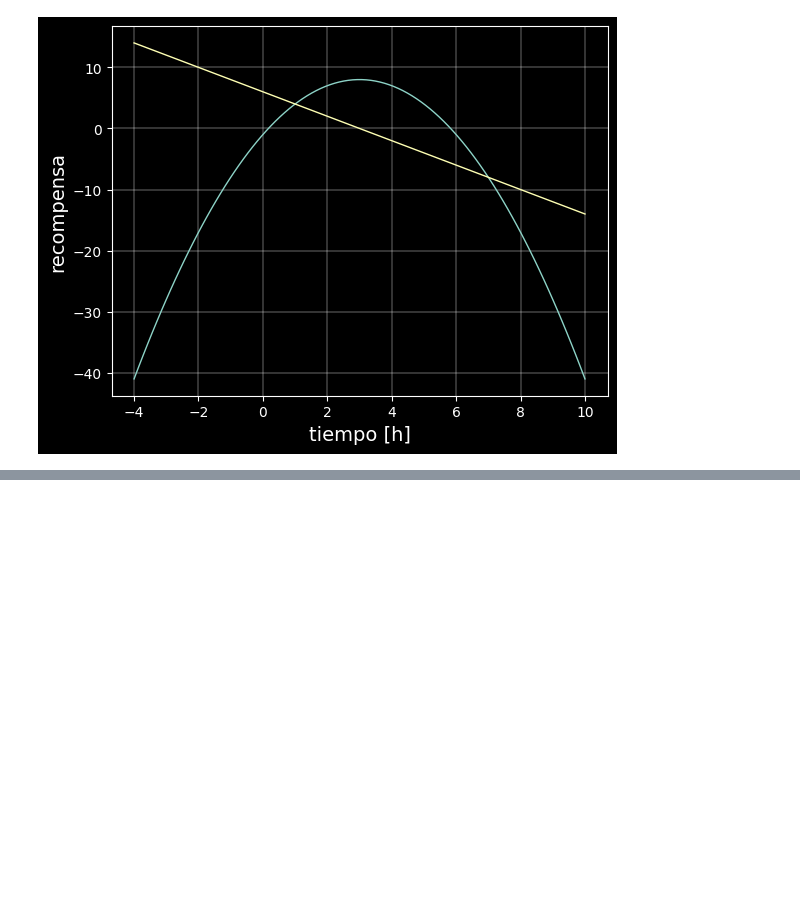
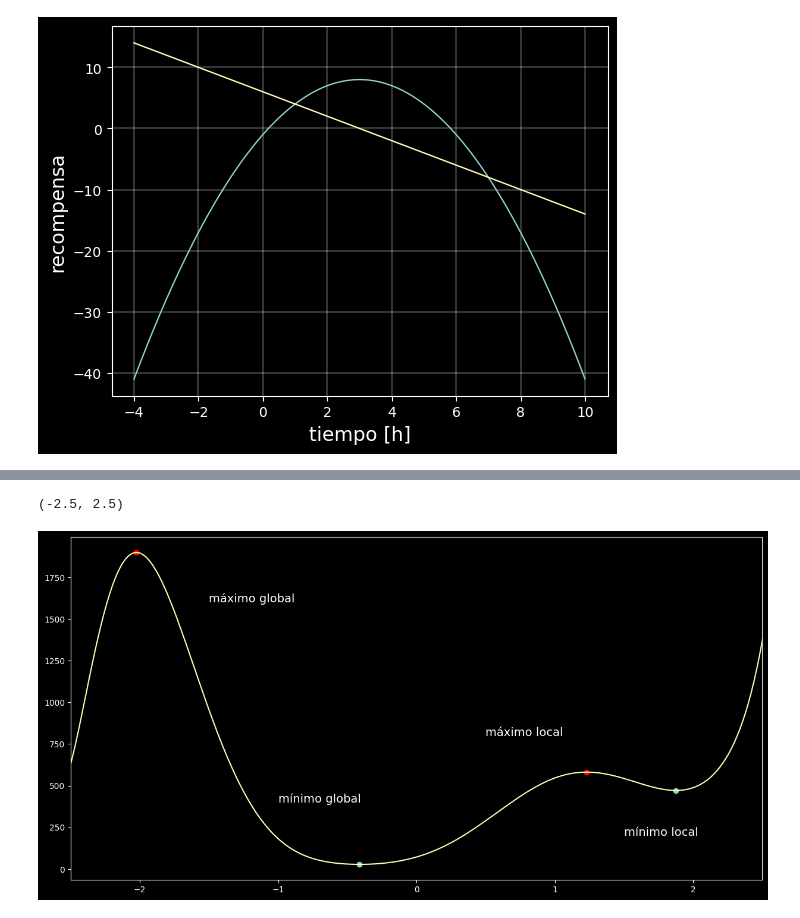
Before and after one commit to SunFanton/python-courses, a Jupyter notebook: maths-for-ai/5_Optimizacion/Optimizacion.ipynb, the cells around one changed output, grey strips where cells are left out. Cells and saved outputs as stored; diff of their text form; code cells hidden in the pictures; blank space fills up the shorter version.

```diff
--- a/maths-for-ai/5_Optimizacion/Optimizacion.ipynb
+++ b/maths-for-ai/5_Optimizacion/Optimizacion.ipynb
@@ -171,0 +264,27 @@ plt.show()
+# %%
+ig = plt.figure(figsize=(15,7.5))
+
+x_max = r_crit[test<0]
+y_max = polynomial(x_max)
+
+x_min = r_crit[test>0]
+y_min = polynomial(x_min)
+
+#máximos
+plt.plot(x_max, y_max, 'o', color='r')
+plt.text(-1.5, 1600, 'máximo global', fontsize=14)
+plt.text(0.5, 800, 'máximo local', fontsize=14)
+
+
+# mínimos
+plt.plot(x_min, y_min, 'o')
+plt.text(-1, 400, 'mínimo global', fontsize=14)
+plt.text(1.5, 200, 'mínimo local', fontsize=14)
+
+xc = np.arange(-2.5, 2.6, 0.02)
+yc = polynomial(xc)
+plt.plot( xc, yc)
+plt.xlim([-2.5,2.5])
+# %% [output]
+(-2.5, 2.5)
+[figure, added]
```
Also changed, not shown: parts of 26 cells of this notebook.
